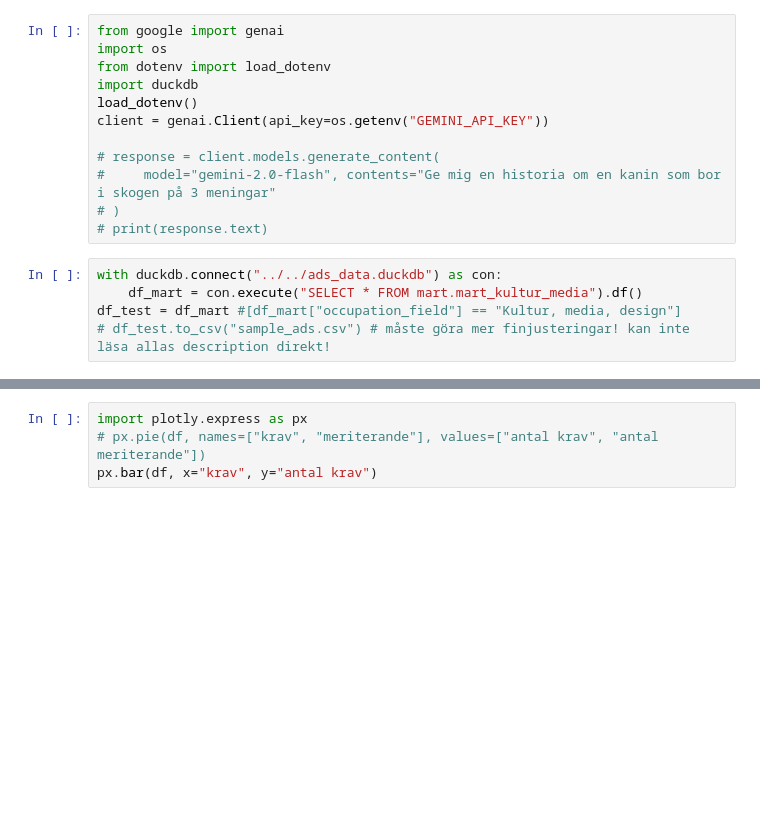
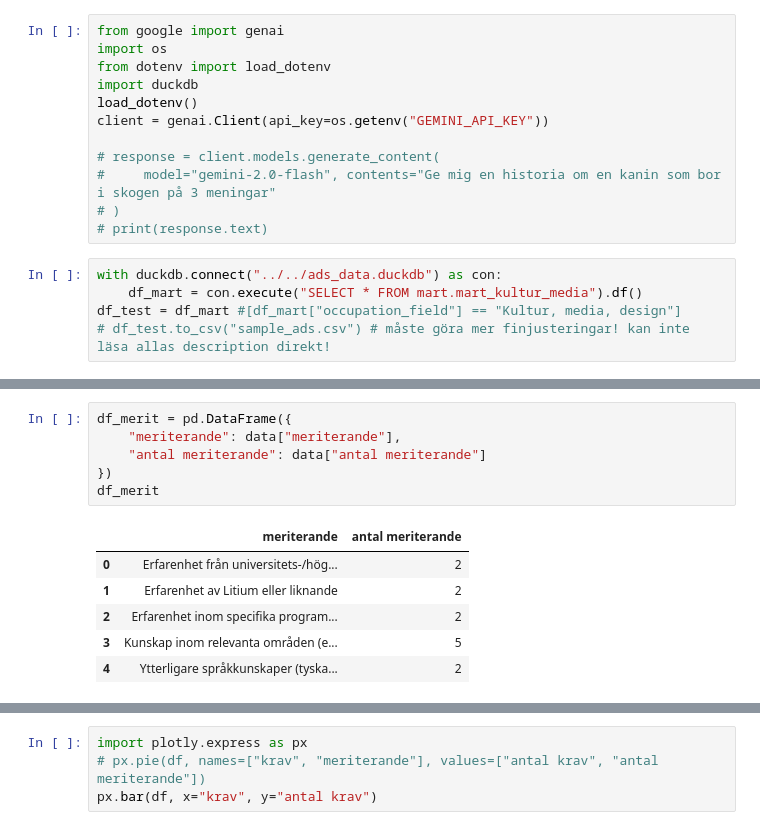
Before and after one commit to Natali-Dev/AI_2_group_project, a Jupyter notebook: dashboard/kultur_dashboard/LLM.ipynb, the cells around one changed output, grey strips where cells are left out. Drawn from its saved outputs; the diff is of its cells as text; blank space fills up the shorter version.

```diff
--- a/dashboard/kultur_dashboard/LLM.ipynb
+++ b/dashboard/kultur_dashboard/LLM.ipynb
@@ -122,0 +144,13 @@ df
+# %%
+df_merit = pd.DataFrame({
+    "meriterande": data["meriterande"],
+    "antal meriterande": data["antal meriterande"]
+})
+df_merit
+# %% [output]
+|  | meriterande | antal meriterande |
+| 0 | Erfarenhet från universitets-/hög... | 2 |
+| 1 | Erfarenhet av Litium eller liknande | 2 |
+| 2 | Erfarenhet inom specifika program... | 2 |
+| 3 | Kunskap inom relevanta områden (e... | 5 |
+| 4 | Ytterligare språkkunskaper (tyska... | 2 |
```
Also changed, not shown: parts of 10 cells of this notebook, 8 other files.
